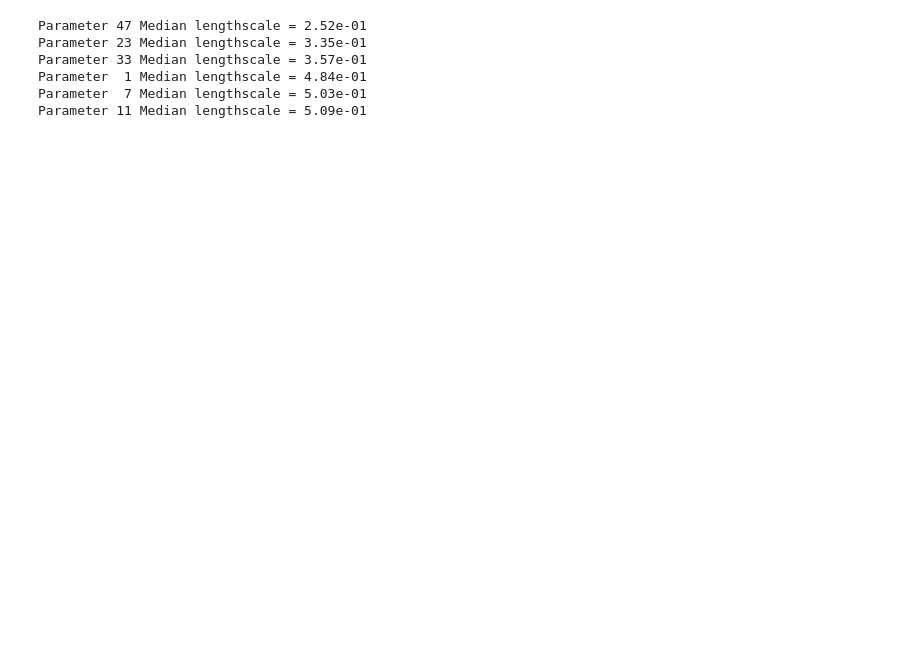
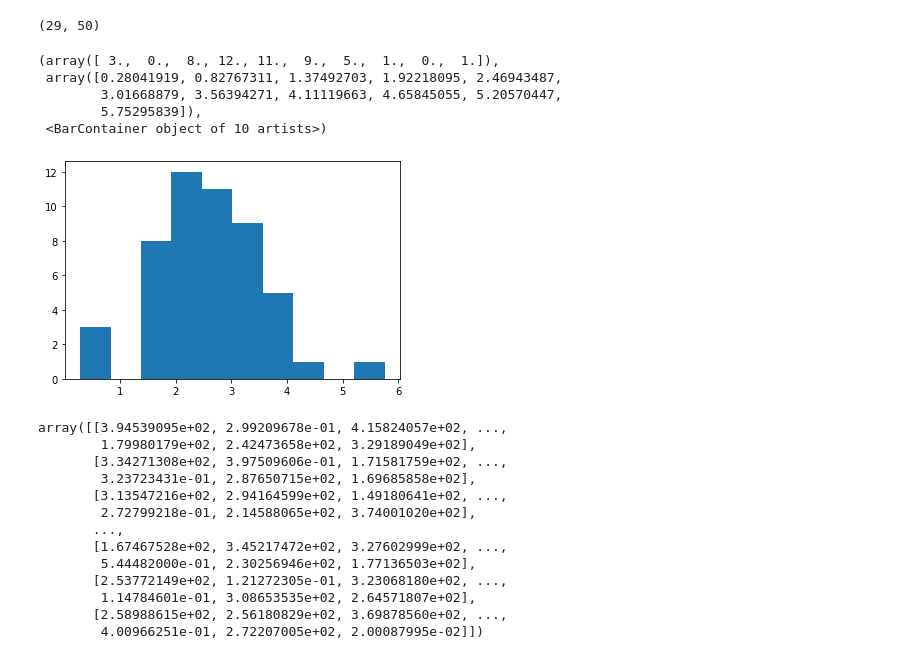
Before and after one commit to zyyjjj/saasbo, a Jupyter notebook: plot.ipynb, the cells around one changed output. Saved outputs shown, nothing was run; the diff lists cells and outputs as text; code cells hidden in the pictures; blank space fills up the shorter version.

```diff
--- a/plot.ipynb
+++ b/plot.ipynb
@@ -3,0 +32,8 @@ import matplotlib.pyplot as plt
+# %%
+# seeds 21, 24, 25 are giving super large length scales (hundreds), weird
+l = np.load('/home/yz685/saasbo/results/hartmann6_50/median_lengthscales/median_lengthscales_' \
+            + '00_02_23' + '.npy')
+# %%
+l.shape
+# %% [output]
+(29, 50)
@@ -4,2 +42,11 @@ import matplotlib.pyplot as plt
+# %%
+plt.hist(l[-1])
+# %% [output]
+(array([ 3.,  0.,  8., 12., 11.,  9.,  5.,  1.,  0.,  1.]),
+ array([0.28041919, 0.82767311, 1.37492703, 1.92218095, 2.46943487,
+        3.01668879, 3.56394271, 4.11119663, 4.65845055, 5.20570447,
+        5.75295839]),
+ <BarContainer object of 10 artists>)
+[figure, added]
 # %%
 Y_dict = {}
@@ -11,17 +62,23 @@ perturb_configs = [(f1, f2) for f1 in frac_perturb_samples_list for f2 in frac_p
 trials = [11, 12, 13, 14, 15]
 n_trials = len(trials)
 # %%
-ell_median = np.load('/home/yz685/saasbo/results/hartmann6_50/median_lengthscales/median_lengthscales_' \
-            + '02' + '_' + '05'  + '_' + str(11) + '.npy')
-for i in ell_median.argsort()[:6]:
-        print(f"Parameter {i:2} Median lengthscale = {ell_median[i]:.2e}")
+y = np.load('/home/yz685/saasbo/results/hartmann6_50/median_lengthscales/median_lengthscales_' \
+            + '10' + '_' + '01'  + '_' + '25' + '.npy')
+y
 # %% [output]
-Parameter 47 Median lengthscale = 2.52e-01
-Parameter 23 Median lengthscale = 3.35e-01
-Parameter 33 Median lengthscale = 3.57e-01
-Parameter  1 Median lengthscale = 4.84e-01
-Parameter  7 Median lengthscale = 5.03e-01
-Parameter 11 Median lengthscale = 5.09e-01
+array([[3.94539095e+02, 2.99209678e-01, 4.15824057e+02, ...,
+        1.79980179e+02, 2.42473658e+02, 3.29189049e+02],
+       [3.34271308e+02, 3.97509606e-01, 1.71581759e+02, ...,
+        3.23723431e-01, 2.87650715e+02, 1.69685858e+02],
+       [3.13547216e+02, 2.94164599e+02, 1.49180641e+02, ...,
+        2.72799218e-01, 2.14588065e+02, 3.74001020e+02],
+       ...,
+       [1.67467528e+02, 3.45217472e+02, 3.27602999e+02, ...,
+        5.44482000e-01, 2.30256946e+02, 1.77136503e+02],
+       [2.53772149e+02, 1.21272305e-01, 3.23068180e+02, ...,
+        1.14784601e-01, 3.08653535e+02, 2.64571807e+02],
+       [2.58988615e+02, 2.56180829e+02, 3.69878560e+02, ...,
+        4.00966251e-01, 2.72207005e+02, 2.00087995e-02]])
 # %%
 for frac_perturb_samples_num, frac_perturb_dims_num in perturb_configs:
 
```
Also changed, not shown: parts of 11 cells of this notebook, 2 other files.
